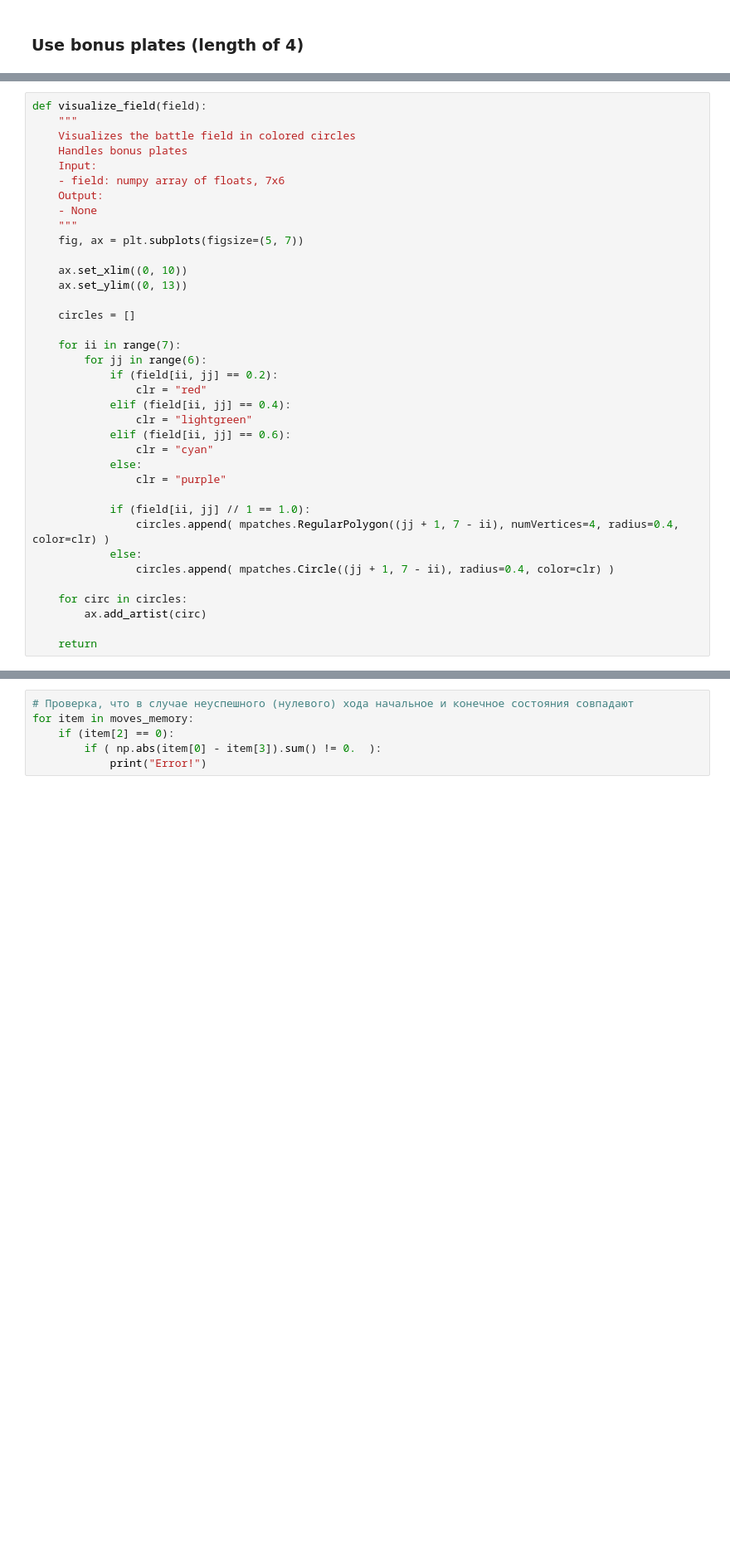
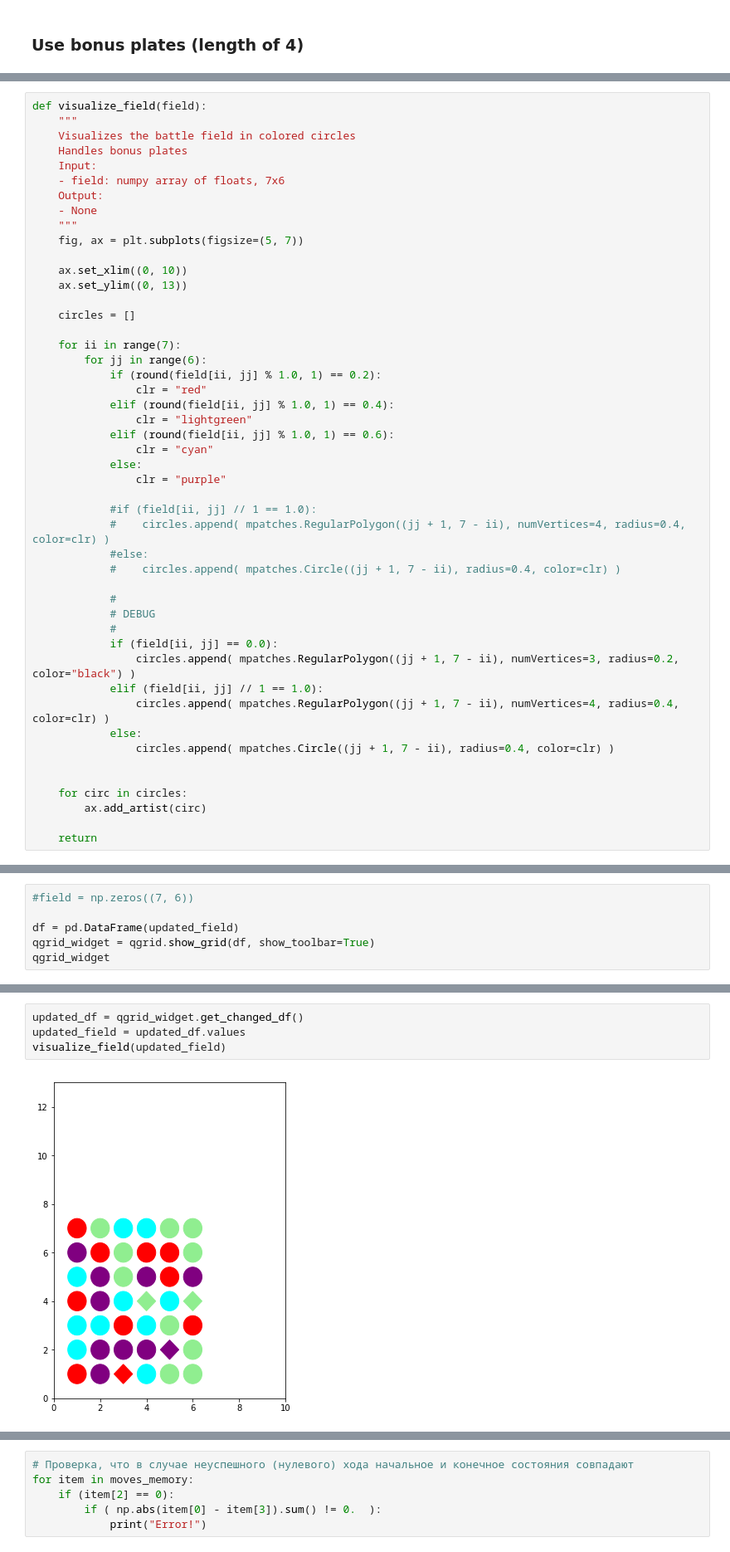
Before and after one commit to ippeter/Aeroflot-II, a Jupyter notebook: Aeroflot II. The Dark Side v2.0 20190416.ipynb, the cells around one changed output, grey strips where cells are left out. Shown at 83% size. Saved outputs shown, nothing was run; the diff lists cells and outputs as text; blank space fills up the shorter version.

```diff
--- a/Aeroflot II. The Dark Side v2.0 20190416.ipynb
+++ b/Aeroflot II. The Dark Side v2.0 20190416.ipynb
@@ -99,19 +127,30 @@ def visualize_field(field):
 
     for ii in range(7):
         for jj in range(6):
-            if (field[ii, jj] == 0.2):
+            if (round(field[ii, jj] % 1.0, 1) == 0.2):
                 clr = "red"
-            elif (field[ii, jj] == 0.4):
+            elif (round(field[ii, jj] % 1.0, 1) == 0.4):
                 clr = "lightgreen"
-            elif (field[ii, jj] == 0.6):
+            elif (round(field[ii, jj] % 1.0, 1) == 0.6):
                 clr = "cyan"
             else:
                 clr = "purple"
 
-            if (field[ii, jj] // 1 == 1.0):
+            #if (field[ii, jj] // 1 == 1.0):
+            #    circles.append( mpatches.RegularPolygon((jj + 1, 7 - ii), numVertices=4, radius=0.4, color=clr) )
+            #else:
+            #    circles.append( mpatches.Circle((jj + 1, 7 - ii), radius=0.4, color=clr) )
+
+            #
+            # DEBUG
+            #
+            if (field[ii, jj] == 0.0):
+                circles.append( mpatches.RegularPolygon((jj + 1, 7 - ii), numVertices=3, radius=0.2, color="black") )
+            elif (field[ii, jj] // 1 == 1.0):
                 circles.append( mpatches.RegularPolygon((jj + 1, 7 - ii), numVertices=4, radius=0.4, color=clr) )
             else:
                 circles.append( mpatches.Circle((jj + 1, 7 - ii), radius=0.4, color=clr) )
+
 
     for circ in circles:
         ax.add_artist(circ)
@@ -432,0 +385,6 @@ def plate_in_set(plate, row, col, length, direction):
+# %%
+#field = np.zeros((7, 6))
+
+df = pd.DataFrame(updated_field)
+qgrid_widget = qgrid.show_grid(df, show_toolbar=True)
+qgrid_widget
@@ -432,0 +393,6 @@ def plate_in_set(plate, row, col, length, direction):
+# %%
+updated_df = qgrid_widget.get_changed_df()
+updated_field = updated_df.values
+visualize_field(updated_field)
+# %% [output]
+[figure, added]
```
Also changed, not shown: parts of 29 cells of this notebook.
